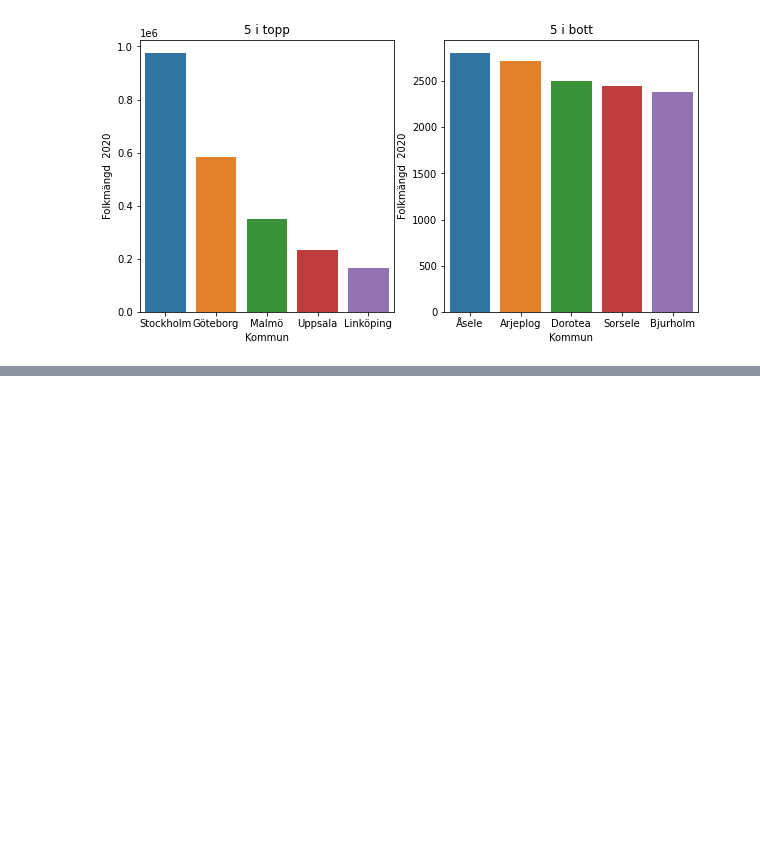
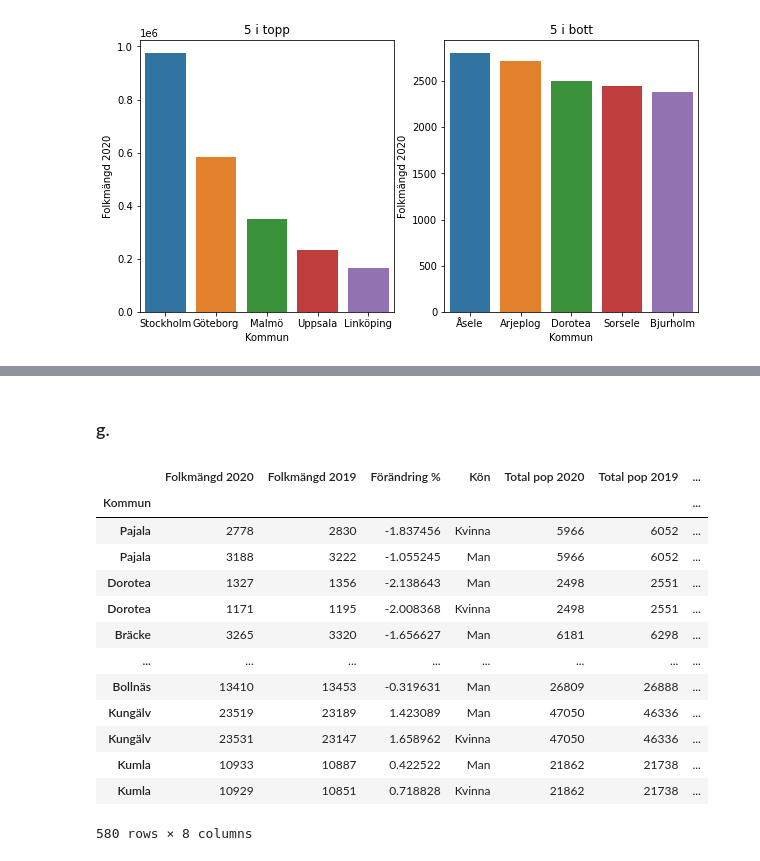
Before and after one commit to Erik-M-Larsson/Databehandling-Erik-Larsson, a Jupyter notebook: Exercises/Ex0.ipynb, the cells around one changed output, grey strips where cells are left out. Saved outputs shown, nothing was run; the diff lists cells and outputs as text; code cells hidden in the pictures; blank space fills up the shorter version.

```diff
--- a/Exercises/Ex0.ipynb
+++ b/Exercises/Ex0.ipynb
@@ -179,0 +314,2 @@ axes[1].set_title("5 i bott");
+# %% [markdown]
+### g.
@@ -179,0 +318,25 @@ axes[1].set_title("5 i bott");
+# %%
+könsskillnad = abs(resultat[resultat["Kön"] == "Man"]["Folkmängd 2020"] - resultat[resultat["Kön"] == "Kvinna"]["Folkmängd 2020"])/resultat[resultat["Kön"] == "Man"]["Total pop 2020"]
+
+könsskillnad = könsskillnad.sort_values(ascending=False)
+könsskillnad
+resultat2 = resultat.copy()
+resultat2["Könsskillnad %"] = könsskillnad
+resultat2 = resultat2.sort_values(by="Könsskillnad %", ascending=False)
+
+resultat2
+# %% [output]
+|  | Folkmängd 2020 | Folkmängd 2019 | Förändring % | Kön | Total pop 2020 | Total pop 2019 | ... |
+| Kommun |  |  |  |  |  |  | ... |
+| Pajala | 2778 | 2830 | -1.837456 | Kvinna | 5966 | 6052 | ... |
+| Pajala | 3188 | 3222 | -1.055245 | Man | 5966 | 6052 | ... |
+| Dorotea | 1327 | 1356 | -2.138643 | Man | 2498 | 2551 | ... |
+| Dorotea | 1171 | 1195 | -2.008368 | Kvinna | 2498 | 2551 | ... |
+| Bräcke | 3265 | 3320 | -1.656627 | Man | 6181 | 6298 | ... |
+| ... | ... | ... | ... | ... | ... | ... | ... |
+| Bollnäs | 13410 | 13453 | -0.319631 | Man | 26809 | 26888 | ... |
+| Kungälv | 23519 | 23189 | 1.423089 | Man | 47050 | 46336 | ... |
+| Kungälv | 23531 | 23147 | 1.658962 | Kvinna | 47050 | 46336 | ... |
+| Kumla | 10933 | 10887 | 0.422522 | Man | 21862 | 21738 | ... |
+| Kumla | 10929 | 10851 | 0.718828 | Kvinna | 21862 | 21738 | ... |
+580 rows × 8 columns
```
Also changed, not shown: parts of 20 cells of this notebook.
